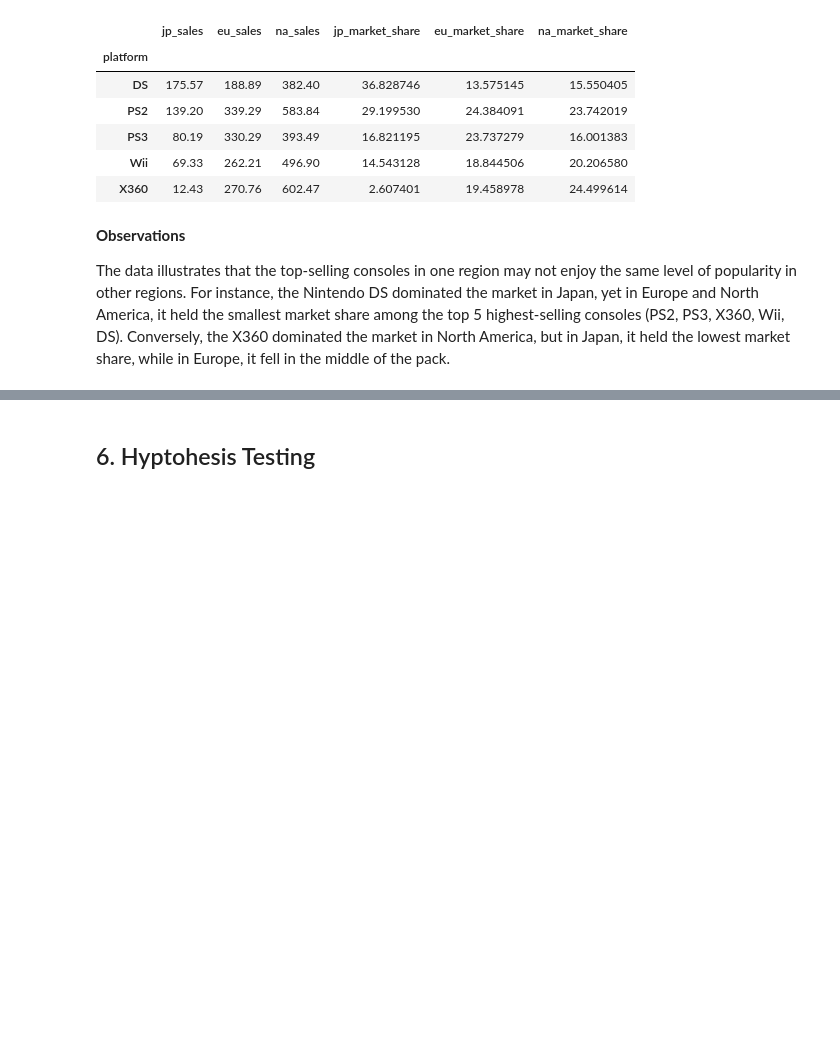
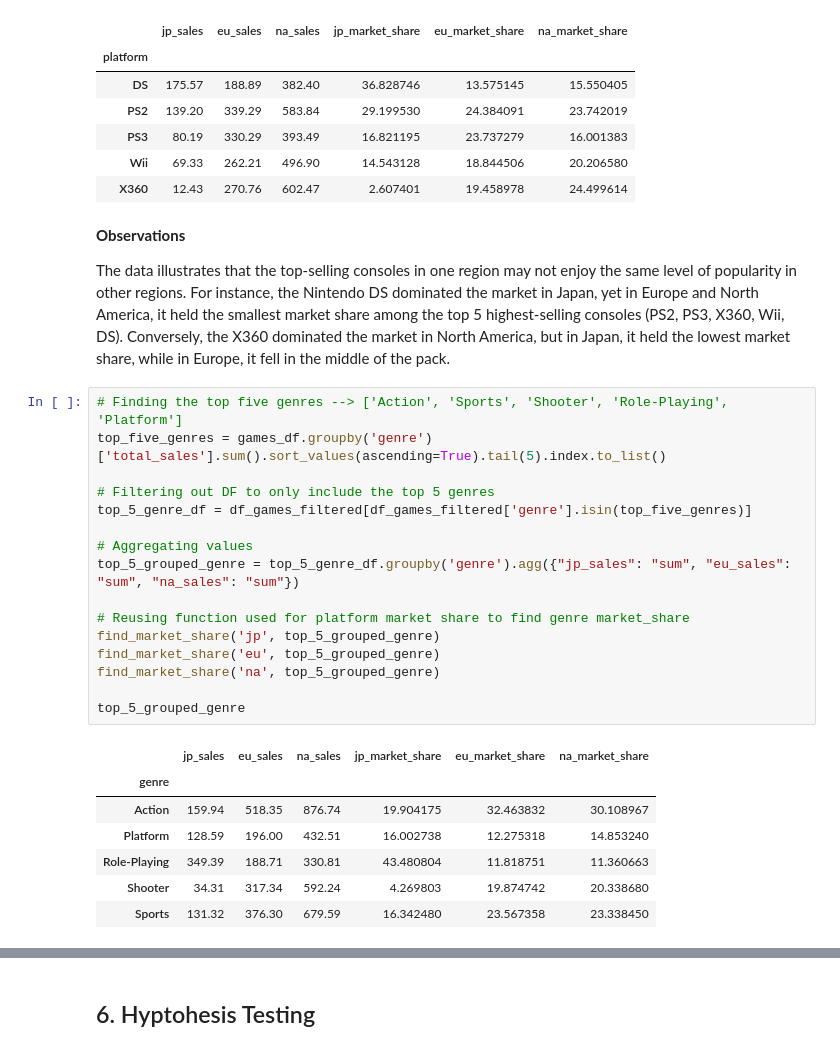
Before and after one commit to mnunezsa95/ds_project_video_game_analysis, a Jupyter notebook: notebooks/EDA.ipynb, the cells around one changed output, grey strips where cells are left out. Saved outputs shown, nothing was run; the diff lists cells and outputs as text; blank space fills up the shorter version.

```diff
--- a/notebooks/EDA.ipynb
+++ b/notebooks/EDA.ipynb
@@ -428,3 +428,27 @@ top_5_grouped
 **Observations**
 
 The data illustrates that the top-selling consoles in one region may not enjoy the same level of popularity in other regions. For instance, the Nintendo DS dominated the market in Japan, yet in Europe and North America, it held the smallest market share among the top 5 highest-selling consoles (PS2, PS3, X360, Wii, DS). Conversely, the X360 dominated the market in North America, but in Japan, it held the lowest market share, while in Europe, it fell in the middle of the pack.
+# %%
+# Finding the top five genres --> ['Action', 'Sports', 'Shooter', 'Role-Playing', 'Platform']
+top_five_genres = games_df.groupby('genre')['total_sales'].sum().sort_values(ascending=True).tail(5).index.to_list()
+
+# Filtering out DF to only include the top 5 genres
+top_5_genre_df = df_games_filtered[df_games_filtered['genre'].isin(top_five_genres)]
+
+# Aggregating values
+top_5_grouped_genre = top_5_genre_df.groupby('genre').agg({"jp_sales": "sum", "eu_sales": "sum", "na_sales": "sum"})
+
+# Reusing function used for platform market share to find genre market_share
+find_market_share('jp', top_5_grouped_genre)
+find_market_share('eu', top_5_grouped_genre)
+find_market_share('na', top_5_grouped_genre)
+
+top_5_grouped_genre
+# %% [output]
+|  | jp_sales | eu_sales | na_sales | jp_market_share | eu_market_share | na_market_share |
+| genre |  |  |  |  |  |  |
+| Action | 159.94 | 518.35 | 876.74 | 19.904175 | 32.463832 | 30.108967 |
+| Platform | 128.59 | 196.00 | 432.51 | 16.002738 | 12.275318 | 14.853240 |
+| Role-Playing | 349.39 | 188.71 | 330.81 | 43.480804 | 11.818751 | 11.360663 |
+| Shooter | 34.31 | 317.34 | 592.24 | 4.269803 | 19.874742 | 20.338680 |
+| Sports | 131.32 | 376.30 | 679.59 | 16.342480 | 23.567358 | 23.338450 |
```
Also changed, not shown: parts of 4 cells of this notebook.
